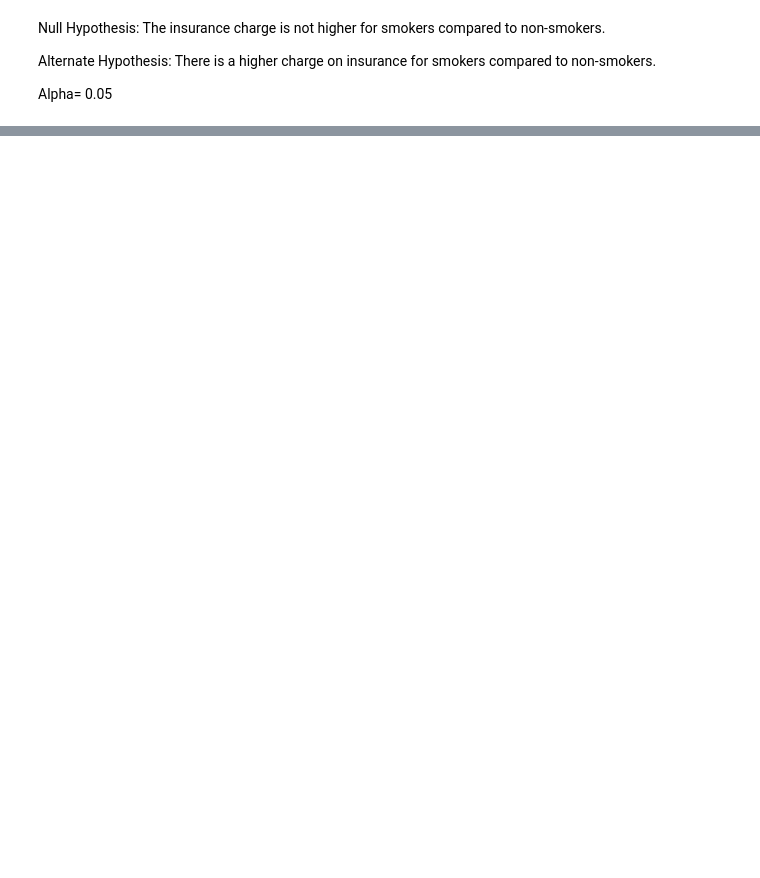
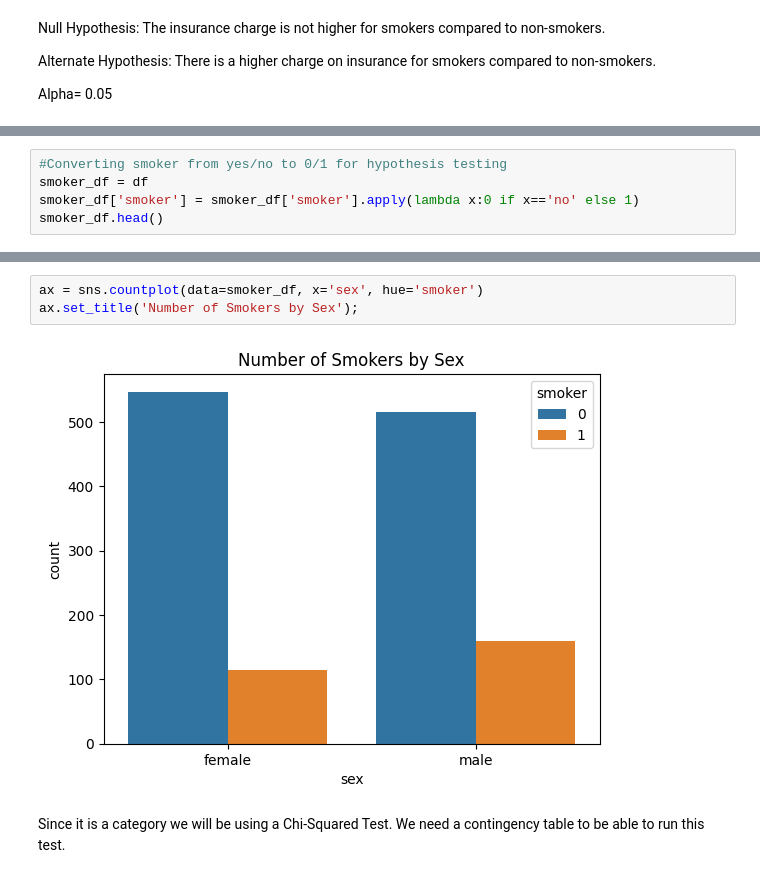
Before and after one commit to Jonathan-Hughes1524/Hypothesis-Testing, a Jupyter notebook: Insurance Data Hypothesis Testing.ipynb, the cells around one changed output, grey strips where cells are left out. Saved outputs shown, nothing was run; the diff lists cells and outputs as text; blank space fills up the shorter version.

```diff
--- a/Insurance Data Hypothesis Testing.ipynb
+++ b/Insurance Data Hypothesis Testing.ipynb
@@ -98,0 +187,5 @@ ValueError: cannot reindex on an axis with duplicate labels
+# %%
+#Converting smoker from yes/no to 0/1 for hypothesis testing
+smoker_df = df
+smoker_df['smoker'] = smoker_df['smoker'].apply(lambda x:0 if x=='no' else 1)
+smoker_df.head()
@@ -98,0 +199,7 @@ ValueError: cannot reindex on an axis with duplicate labels
+# %%
+ax = sns.countplot(data=smoker_df, x='sex', hue='smoker')
+ax.set_title('Number of Smokers by Sex');
+# %% [output]
+[figure, added]
+# %% [markdown]
+Since it is a category we will be using a Chi-Squared Test. We need a contingency table to be able to run this test.
```
Also changed, not shown: parts of 38 cells of this notebook.
